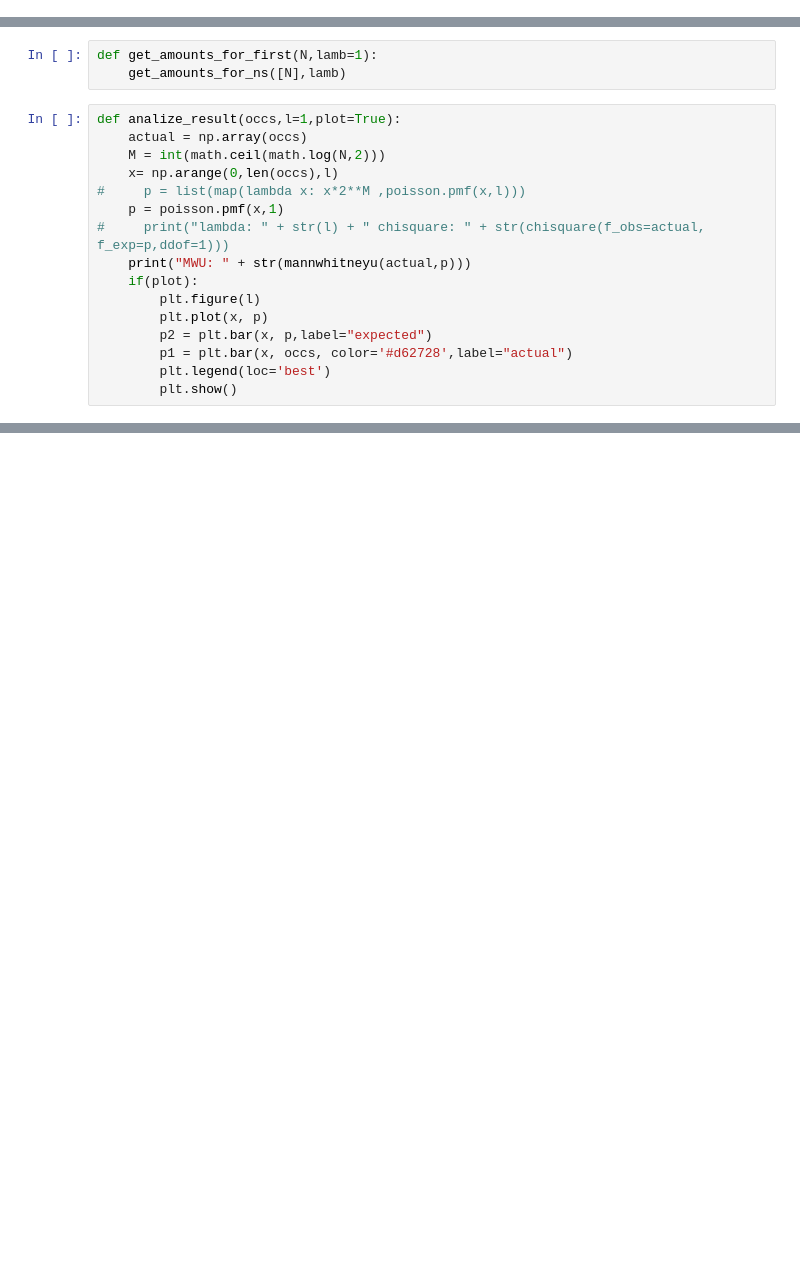
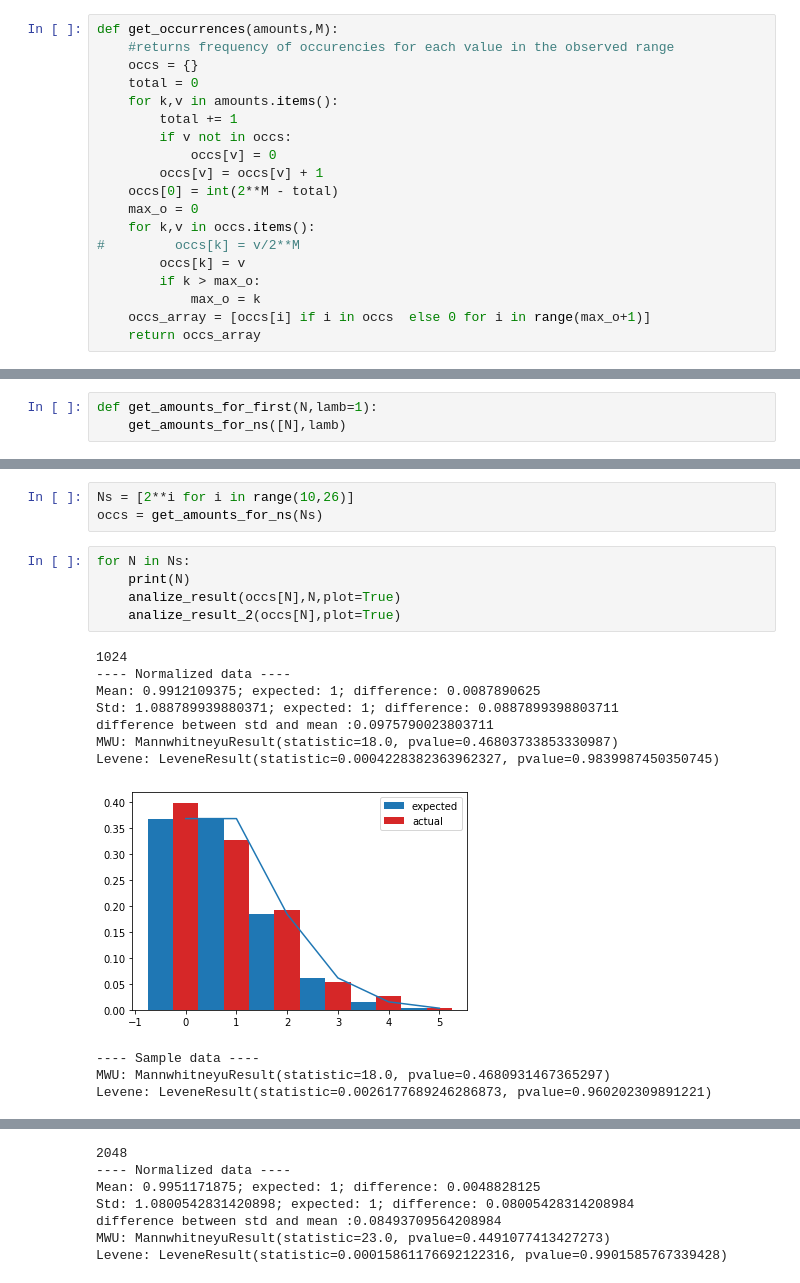
Before and after one commit to lucasputer/supernormal, a Jupyter notebook: Levin.ipynb, the cells around one changed output, grey strips where cells are left out. Cells and saved outputs as stored; diff of their text form; blank space fills up the shorter version.

```diff
--- a/Levin.ipynb
+++ b/Levin.ipynb
@@ -95,0 +114,19 @@ class Levin:
+# %%
+def get_occurrences(amounts,M):
+    #returns frequency of occurencies for each value in the observed range
+    occs = {}
+    total = 0
+    for k,v in amounts.items():
+        total += 1
+        if v not in occs:
+            occs[v] = 0
+        occs[v] = occs[v] + 1
+    occs[0] = int(2**M - total)
+    max_o = 0
+    for k,v in occs.items():
+#         occs[k] = v/2**M
+        occs[k] = v
+        if k > max_o:
+            max_o = k
+    occs_array = [occs[i] if i in occs  else 0 for i in range(max_o+1)]
+    return occs_array
@@ -172,19 +219,3 @@ def get_amounts_for_ns(Ns,lamb=1):
 # %%
 def get_amounts_for_first(N,lamb=1):
     get_amounts_for_ns([N],lamb)
-# %%
-def analize_result(occs,l=1,plot=True):
-    actual = np.array(occs)
-    M = int(math.ceil(math.log(N,2)))
-    x= np.arange(0,len(occs),l)
-#     p = list(map(lambda x: x*2**M ,poisson.pmf(x,l)))
-    p = poisson.pmf(x,1)
-#     print("lambda: " + str(l) + " chisquare: " + str(chisquare(f_obs=actual, f_exp=p,ddof=1)))
-    print("MWU: " + str(mannwhitneyu(actual,p)))
-    if(plot):
-        plt.figure(l)
-        plt.plot(x, p)
-        p2 = plt.bar(x, p,label="expected")
-        p1 = plt.bar(x, occs, color='#d62728',label="actual")
-        plt.legend(loc='best')
-        plt.show()
@@ -190,0 +277,20 @@ def analize_result(occs,l=1,plot=True):
+# %%
+Ns = [2**i for i in range(10,26)]
+occs = get_amounts_for_ns(Ns)
+# %%
+for N in Ns:
+    print(N)
+    analize_result(occs[N],N,plot=True)
+    analize_result_2(occs[N],plot=True)
+# %% [output]
+1024
+---- Normalized data ----
+Mean: 0.9912109375; expected: 1; difference: 0.0087890625
+Std: 1.088789939880371; expected: 1; difference: 0.0887899398803711
+difference between std and mean :0.0975790023803711
+MWU: MannwhitneyuResult(statistic=18.0, pvalue=0.46803733853330987)
+Levene: LeveneResult(statistic=0.0004228382363962327, pvalue=0.9839987450350745)
+[figure, added]
+---- Sample data ----
+MWU: MannwhitneyuResult(statistic=18.0, pvalue=0.4680931467365297)
+Levene: LeveneResult(statistic=0.0026177689246286873, pvalue=0.960202309891221)
@@ -190,0 +298,7 @@ def analize_result(occs,l=1,plot=True):
+2048
+---- Normalized data ----
+Mean: 0.9951171875; expected: 1; difference: 0.0048828125
+Std: 1.0800542831420898; expected: 1; difference: 0.08005428314208984
+difference between std and mean :0.08493709564208984
+MWU: MannwhitneyuResult(statistic=23.0, pvalue=0.4491077413427273)
+Levene: LeveneResult(statistic=0.00015861176692122316, pvalue=0.9901585767339428)
```
Also changed, not shown: parts of 20 cells of this notebook.
